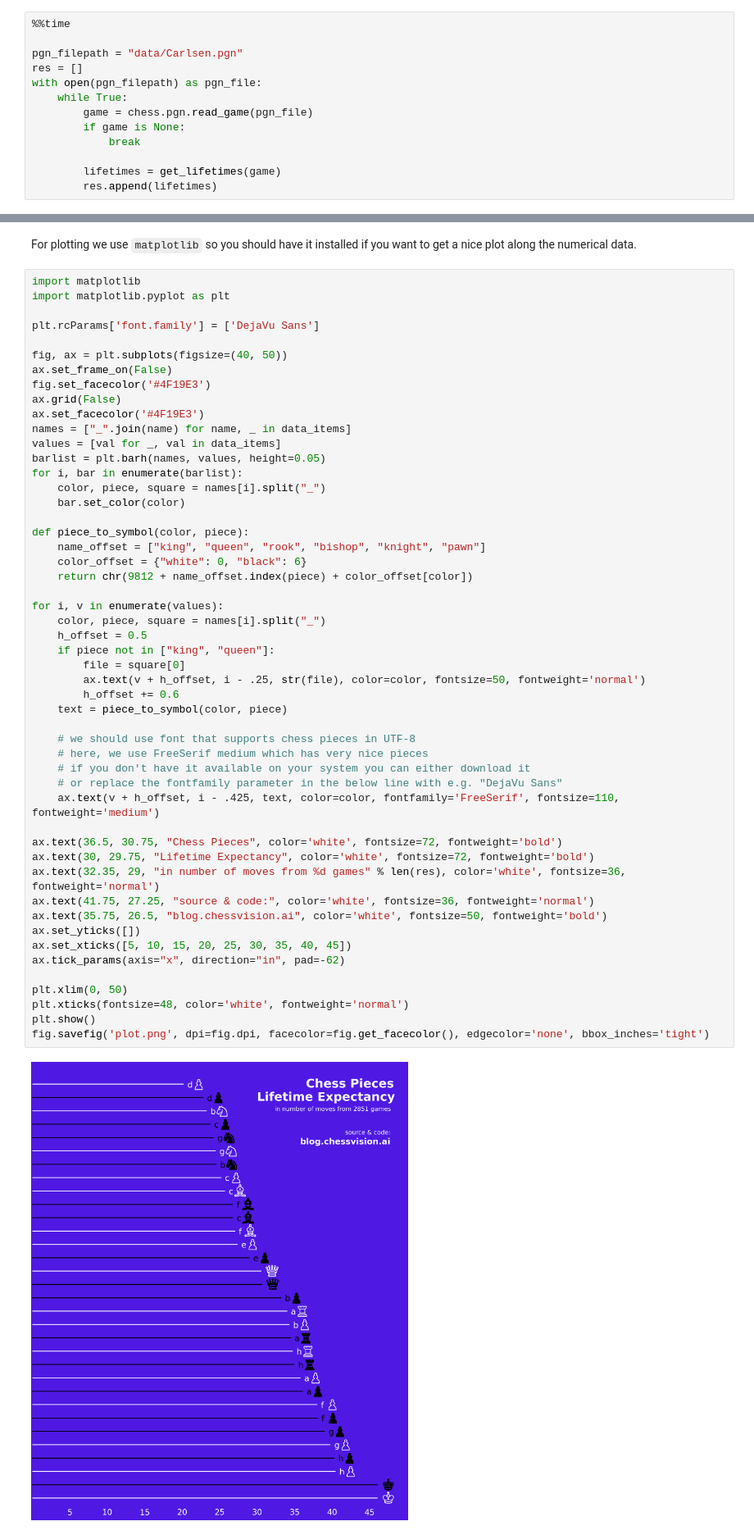
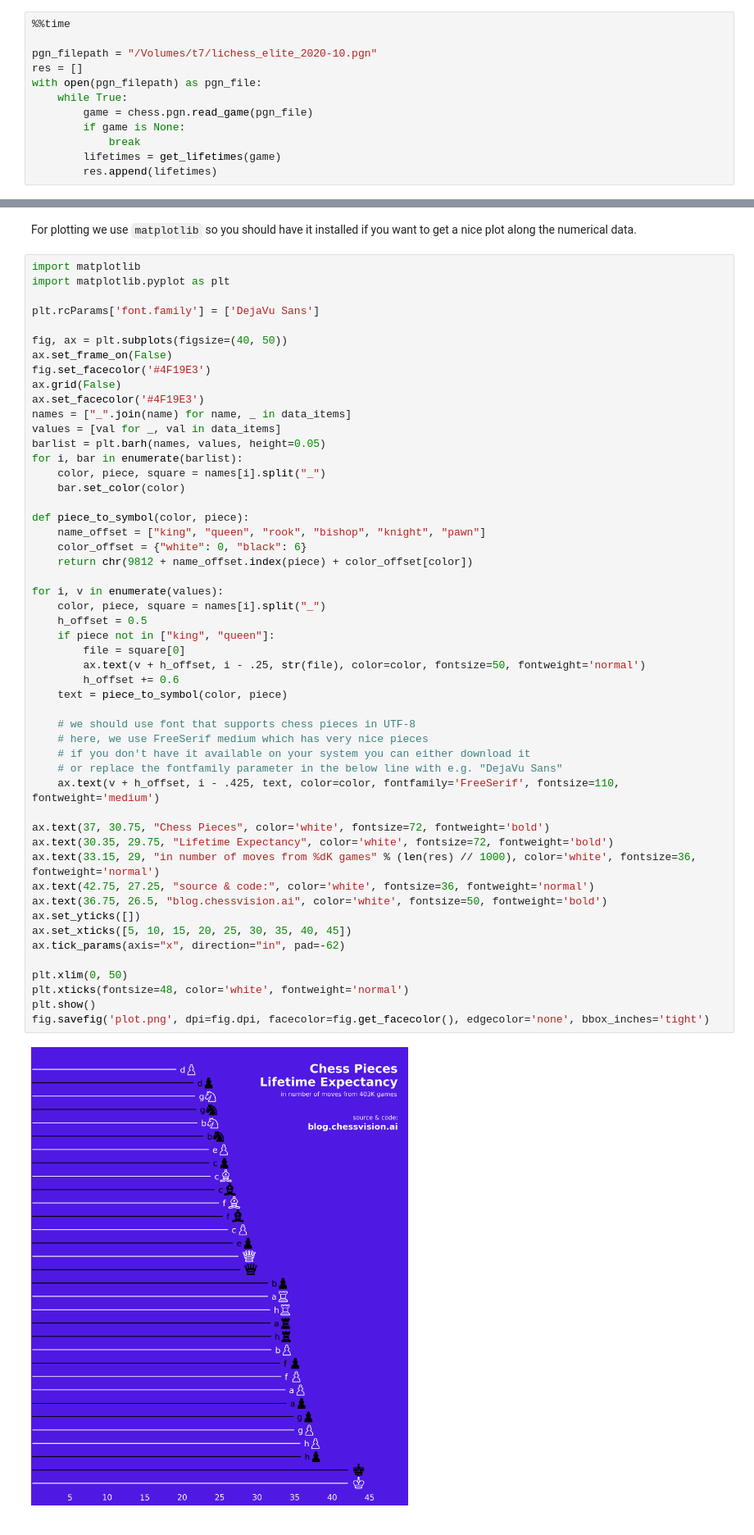
Before and after one commit to chessvision-ai/chess-pieces-lifetime-expectancy, a Jupyter notebook: lifetime_expectancy.ipynb, the cells around one changed output, grey strips where cells are left out. Shown at 82% size. Saved outputs shown, nothing was run; the diff lists cells and outputs as text.

Commit message:
Lichess Elite Database

```diff
--- a/lifetime_expectancy.ipynb
+++ b/lifetime_expectancy.ipynb
@@ -170,14 +170,13 @@ def get_lifetimes(game: chess.pgn.Game) -> Dict[chess.Square, int]:
 # %%
 %%time
 
-pgn_filepath = "data/Carlsen.pgn"
+pgn_filepath = "/Volumes/t7/lichess_elite_2020-10.pgn"
 res = []
 with open(pgn_filepath) as pgn_file:
     while True:
         game = chess.pgn.read_game(pgn_file)
         if game is None:
             break
-
         lifetimes = get_lifetimes(game)
         res.append(lifetimes)
 # %% [output]
@@ -254,36 +253,36 @@ for i, bar in enumerate(barlist):
 
 def piece_to_symbol(color, piece):
     name_offset = ["king", "queen", "rook", "bishop", "knight", "pawn"]
     color_offset = {"white": 0, "black": 6}
     return chr(9812 + name_offset.index(piece) + color_offset[color])
 
 for i, v in enumerate(values):
     color, piece, square = names[i].split("_")
     h_offset = 0.5
     if piece not in ["king", "queen"]:
         file = square[0]
         ax.text(v + h_offset, i - .25, str(file), color=color, fontsize=50, fontweight='normal')
         h_offset += 0.6
     text = piece_to_symbol(color, piece)
 
     # we should use font that supports chess pieces in UTF-8
     # here, we use FreeSerif medium which has very nice pieces
     # if you don't have it available on your system you can either download it
     # or replace the fontfamily parameter in the below line with e.g. "DejaVu Sans"
     ax.text(v + h_offset, i - .425, text, color=color, fontfamily='FreeSerif', fontsize=110, fontweight='medium')
 
-ax.text(36.5, 30.75, "Chess Pieces", color='white', fontsize=72, fontweight='bold')
-ax.text(30, 29.75, "Lifetime Expectancy", color='white', fontsize=72, fontweight='bold')
-ax.text(32.35, 29, "in number of moves from %d games" % len(res), color='white', fontsize=36, fontweight='normal')
-ax.text(41.75, 27.25, "source & code:", color='white', fontsize=36, fontweight='normal')
-ax.text(35.75, 26.5, "blog.chessvision.ai", color='white', fontsize=50, fontweight='bold')
+ax.text(37, 30.75, "Chess Pieces", color='white', fontsize=72, fontweight='bold')
+ax.text(30.35, 29.75, "Lifetime Expectancy", color='white', fontsize=72, fontweight='bold')
+ax.text(33.15, 29, "in number of moves from %dK games" % (len(res) // 1000), color='white', fontsize=36, fontweight='normal')
+ax.text(42.75, 27.25, "source & code:", color='white', fontsize=36, fontweight='normal')
+ax.text(36.75, 26.5, "blog.chessvision.ai", color='white', fontsize=50, fontweight='bold')
 ax.set_yticks([])
 ax.set_xticks([5, 10, 15, 20, 25, 30, 35, 40, 45])
 ax.tick_params(axis="x", direction="in", pad=-62)
 
 plt.xlim(0, 50)
 plt.xticks(fontsize=48, color='white', fontweight='normal')
 plt.show()
 fig.savefig('plot.png', dpi=fig.dpi, facecolor=fig.get_facecolor(), edgecolor='none', bbox_inches='tight')
 # %% [output]
-[figure, old version]
+[figure, new version]
```
Also changed, not shown: parts of 2 cells of this notebook.
